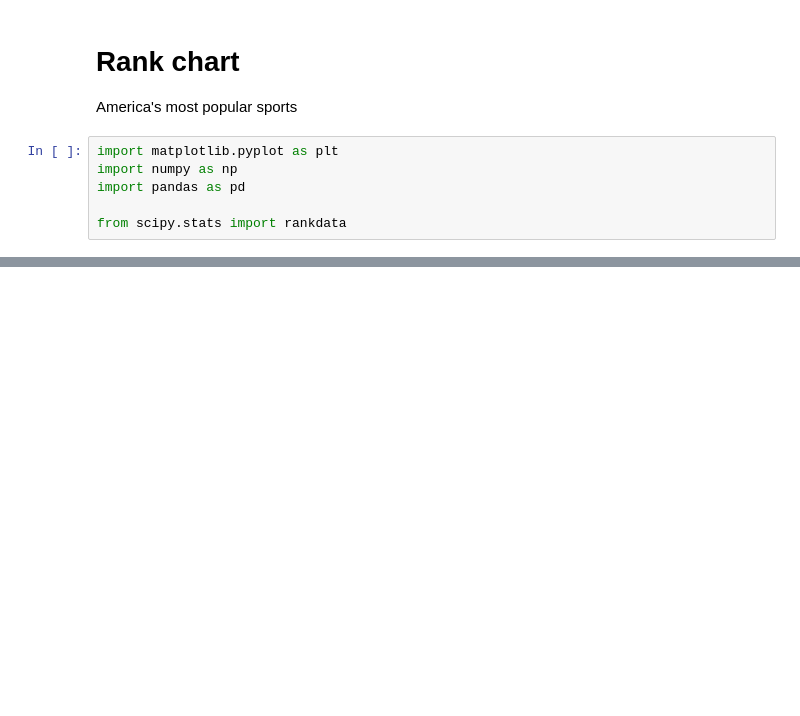
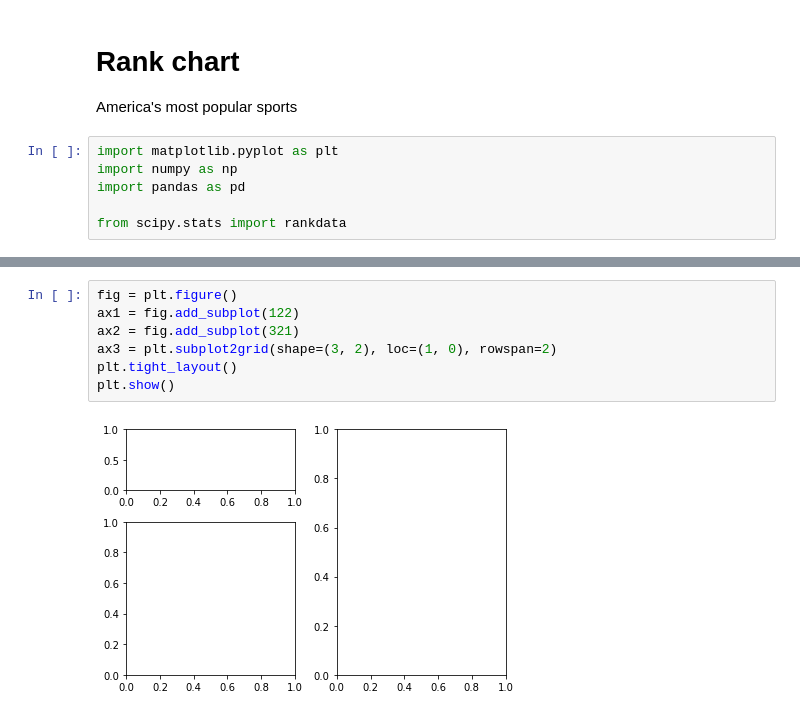
Before and after one commit to Lisa-Ho/makeover-monday, a Jupyter notebook: 2020-W01/makeover-monday-2020-w01.ipynb, the cells around one changed output, grey strips where cells are left out. Saved outputs shown, nothing was run; the diff lists cells and outputs as text; blank space fills up the shorter version.

```diff
--- a/2020-W01/makeover-monday-2020-w01.ipynb
+++ b/2020-W01/makeover-monday-2020-w01.ipynb
@@ -80,0 +94,9 @@ ax.set_title(SPORT,fontsize=15, fontweight=500);
+# %%
+fig = plt.figure()
+ax1 = fig.add_subplot(122)
+ax2 = fig.add_subplot(321)
+ax3 = plt.subplot2grid(shape=(3, 2), loc=(1, 0), rowspan=2)
+plt.tight_layout()
+plt.show()
+# %% [output]
+[figure, added]
```
Also changed, not shown: parts of 6 cells of this notebook.
